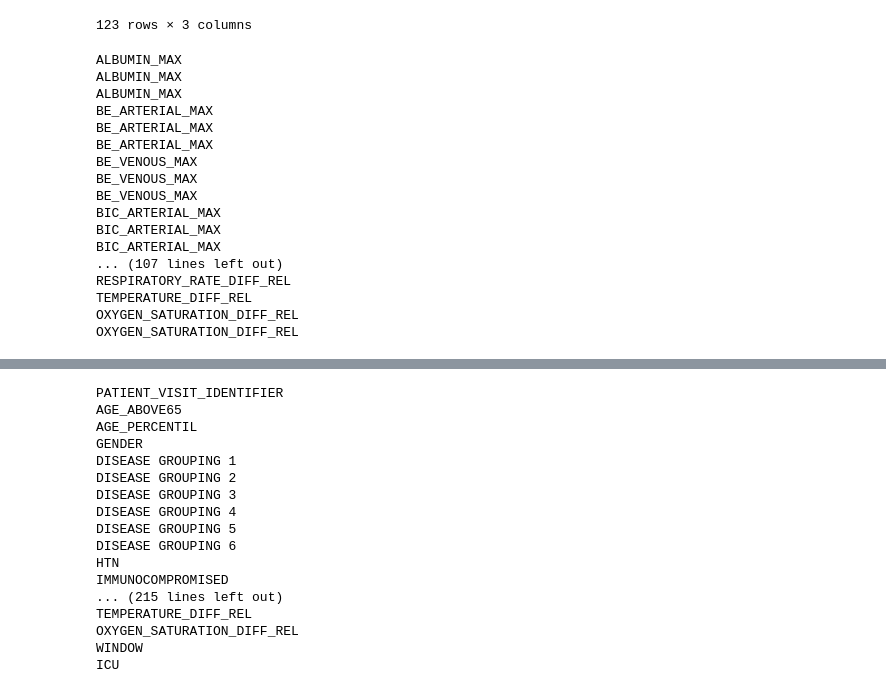
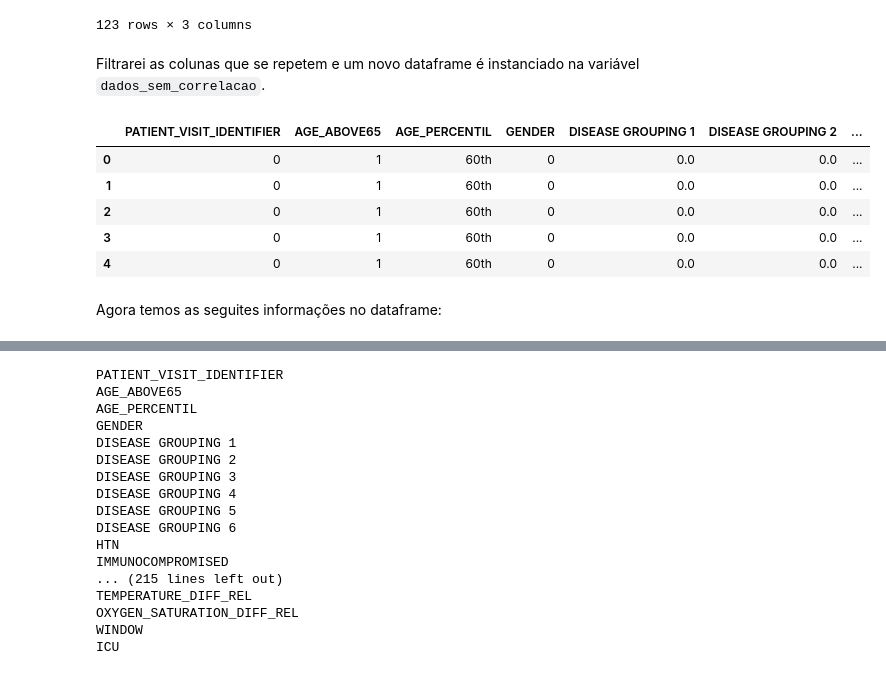
Before and after one commit to MatheusOrange211/Sirio_Libanes_ICU_Prediction, a Jupyter notebook: Visualizando_os_dados_Sirio_Libanes.ipynb, the cells around one changed output, grey strips where cells are left out. Saved outputs shown, nothing was run; the diff lists cells and outputs as text; code cells hidden in the pictures.

```diff
--- a/Visualizando_os_dados_Sirio_Libanes.ipynb
+++ b/Visualizando_os_dados_Sirio_Libanes.ipynb
@@ -483,24 +497,19 @@ dados_correlacao
 | 275 | OXYGEN_SATURATION_DIFF_REL | OXYGEN_SATURATION_MIN | -0.983653 |
 | 276 | OXYGEN_SATURATION_DIFF_REL | OXYGEN_SATURATION_DIFF | 0.999831 |
 123 rows × 3 columns
-# %%
-for i in dados_correlacao['level_0']:
-  print(i)
-# %% [output]
-ALBUMIN_MAX
-ALBUMIN_MAX
-ALBUMIN_MAX
-BE_ARTERIAL_MAX
-BE_ARTERIAL_MAX
-BE_ARTERIAL_MAX
-BE_VENOUS_MAX
-BE_VENOUS_MAX
-BE_VENOUS_MAX
-BIC_ARTERIAL_MAX
-BIC_ARTERIAL_MAX
-BIC_ARTERIAL_MAX
-... (107 lines left out)
-RESPIRATORY_RATE_DIFF_REL
-TEMPERATURE_DIFF_REL
-OXYGEN_SATURATION_DIFF_REL
-OXYGEN_SATURATION_DIFF_REL
+# %% [markdown]
+Filtrarei as colunas que se repetem e um novo dataframe é instanciado na variável `dados_sem_correlacao`.
+# %%
+colunas_com_muita_correlacao = descartar_colunas_correlacionadas(dados_correlacao)
+
+dados_sem_correlacao = dados.drop(columns = colunas_com_muita_correlacao)
+dados_sem_correlacao.head()
+# %% [output]
+|  | PATIENT_VISIT_IDENTIFIER | AGE_ABOVE65 | AGE_PERCENTIL | GENDER | DISEASE GROUPING 1 | DISEASE GROUPING 2 | ... |
+| 0 | 0 | 1 | 60th | 0 | 0.0 | 0.0 | ... |
+| 1 | 0 | 1 | 60th | 0 | 0.0 | 0.0 | ... |
+| 2 | 0 | 1 | 60th | 0 | 0.0 | 0.0 | ... |
+| 3 | 0 | 1 | 60th | 0 | 0.0 | 0.0 | ... |
+| 4 | 0 | 1 | 60th | 0 | 0.0 | 0.0 | ... |
+# %% [markdown]
+Agora temos as seguites informações no dataframe:
```
Also changed, not shown: parts of 12 cells of this notebook.
